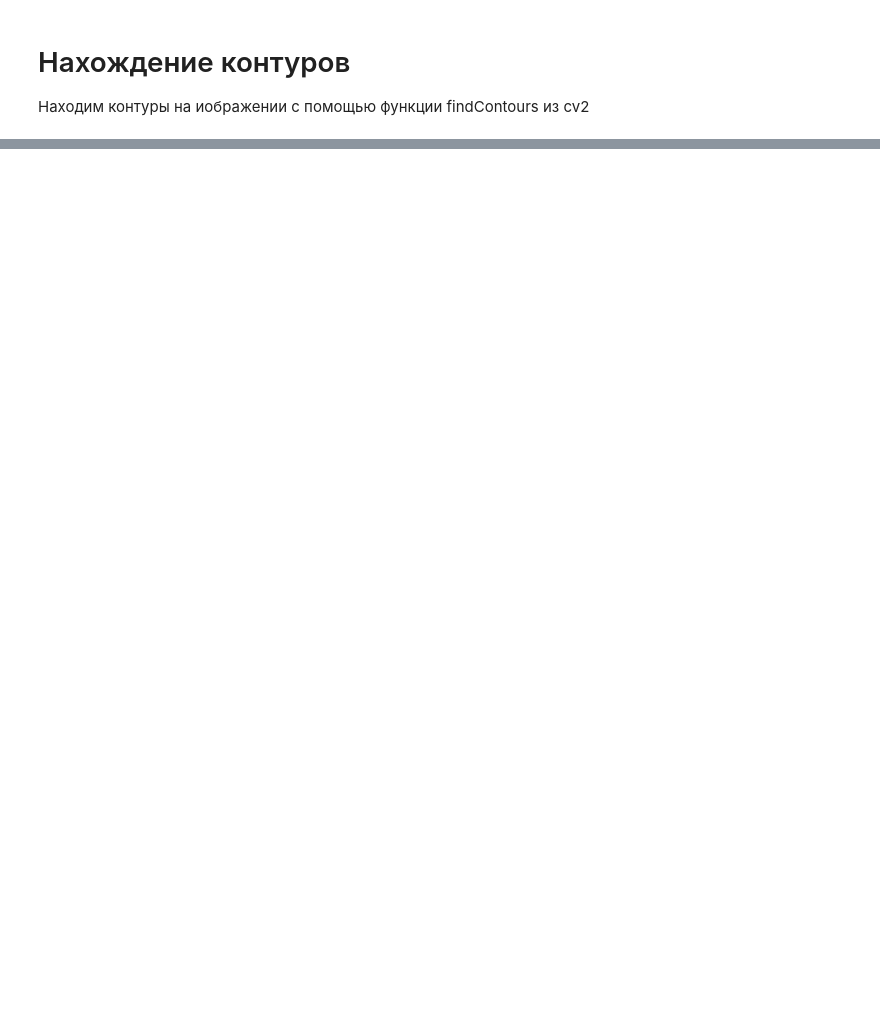
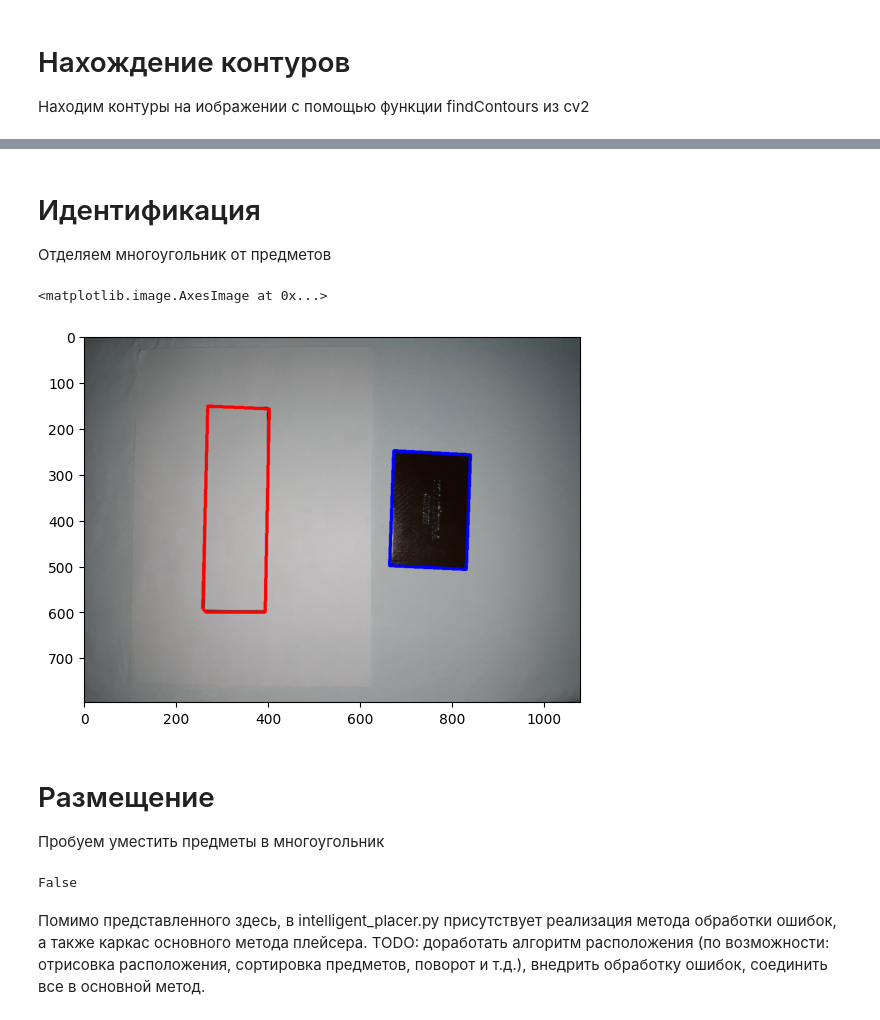
Before and after one commit to lyzhina/IntelligentPlacer, a Jupyter notebook: intelligent_placer_run.ipynb, the cells around one changed output, grey strips where cells are left out. Drawn from its saved outputs; the diff is of its cells as text; code cells hidden in the pictures; blank space fills up the shorter version.

```diff
--- a/intelligent_placer_run.ipynb
+++ b/intelligent_placer_run.ipynb
@@ -40,0 +40,24 @@ plt.imshow(image)
+# %% [markdown]
+# Идентификация
+Отделяем многоугольник от предметов
+# %%
+polygon, objects = separate_polygon(contours)
+
+draw_contours(compressed_image, polygon, red_color, 6)
+blue_color = (0, 0, 255)
+for curr_object in objects:
+    draw_contours(compressed_image, curr_object, blue_color, 6)
+plt.imshow(compressed_image)
+# %% [output]
+<matplotlib.image.AxesImage at 0x...>
+[figure, added]
+# %% [markdown]
+# Размещение
+Пробуем уместить предметы в многоугольник
+# %%
+found_placement, placed_objects = make_full_placement(polygon, objects)
+print(found_placement)
+# %% [output]
+False
+# %% [markdown]
+Помимо представленного здесь, в intelligent_placer.py присутствует реализация метода обработки ошибок, а также каркас основного метода плейсера. TODO: доработать алгоритм расположения (по возможности: отрисовка расположения, сортировка предметов, поворот и т.д.), внедрить обработку ошибок, соединить все в основной метод.
```
Also changed, not shown: parts of 10 cells of this notebook, 2 other files.
